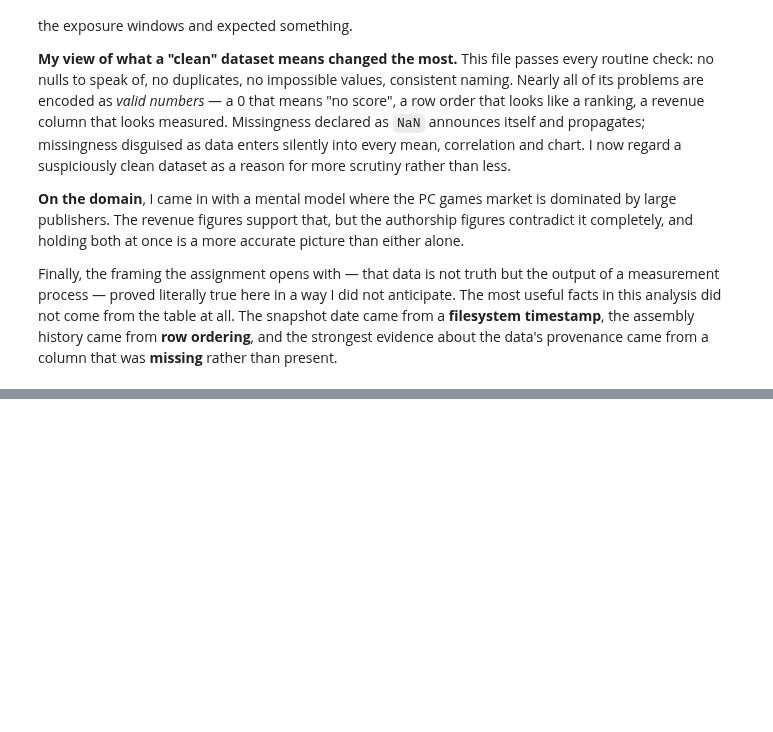
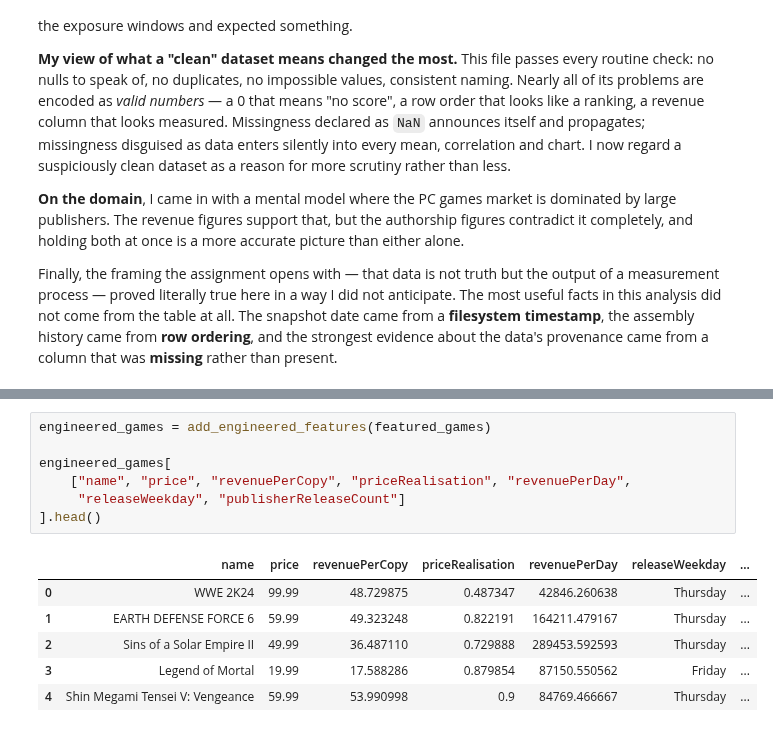
Before and after one commit to shonmazon/Data_Science, a Jupyter notebook: assignment1-eda/notebooks/steam_2024_eda.ipynb, the cells around one changed output, grey strips where cells are left out. Saved outputs shown, nothing was run; the diff lists cells and outputs as text; blank space fills up the shorter version.

```diff
--- a/assignment1-eda/notebooks/steam_2024_eda.ipynb
+++ b/assignment1-eda/notebooks/steam_2024_eda.ipynb
@@ -1959,0 +1964,14 @@ provenance came from a column that was **missing** rather than present.
+# %%
+engineered_games = add_engineered_features(featured_games)
+
+engineered_games[
+    ["name", "price", "revenuePerCopy", "priceRealisation", "revenuePerDay",
+     "releaseWeekday", "publisherReleaseCount"]
+].head()
+# %% [output]
+|  | name | price | revenuePerCopy | priceRealisation | revenuePerDay | releaseWeekday | ... |
+| 0 | WWE 2K24 | 99.99 | 48.729875 | 0.487347 | 42846.260638 | Thursday | ... |
+| 1 | EARTH DEFENSE FORCE 6 | 59.99 | 49.323248 | 0.822191 | 164211.479167 | Thursday | ... |
+| 2 | Sins of a Solar Empire II | 49.99 | 36.487110 | 0.729888 | 289453.592593 | Thursday | ... |
+| 3 | Legend of Mortal | 19.99 | 17.588286 | 0.879854 | 87150.550562 | Friday | ... |
+| 4 | Shin Megami Tensei V: Vengeance | 59.99 | 53.990998 | 0.9 | 84769.466667 | Thursday | ... |
```
Also changed, not shown: parts of 9 cells of this notebook, 3 other files.
